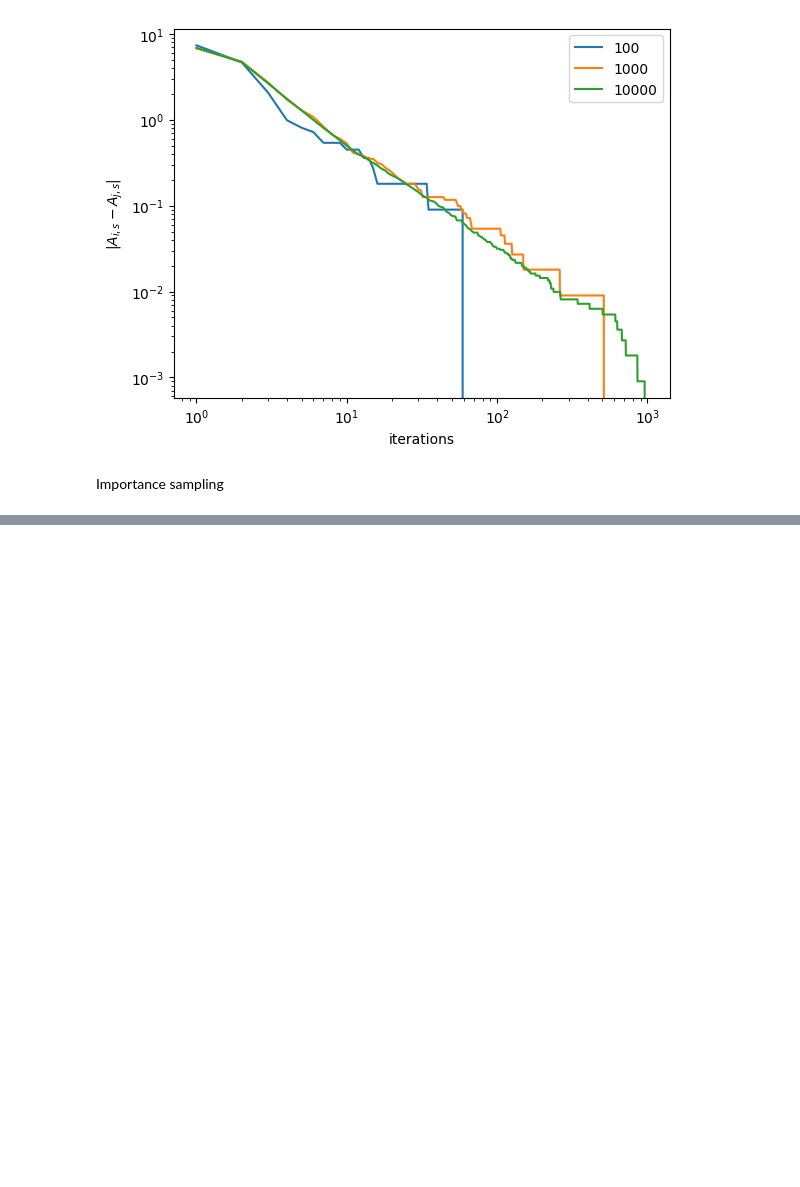
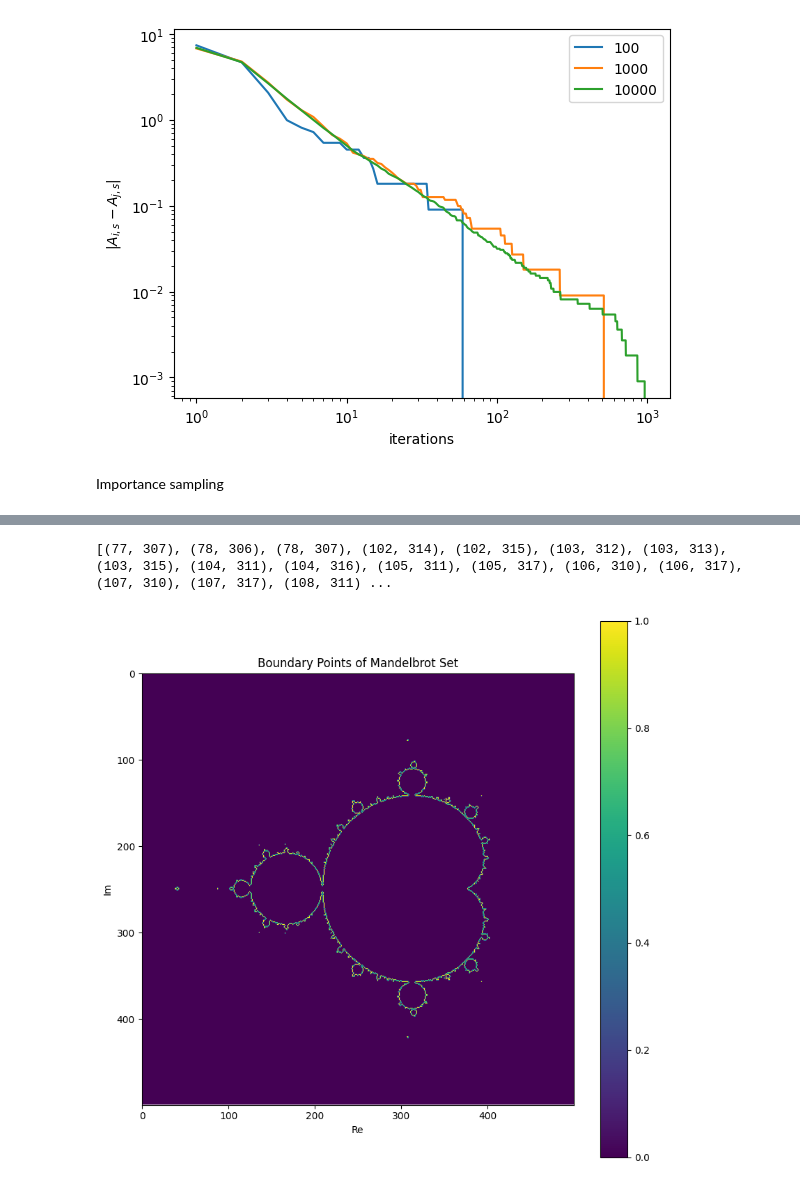
Before and after one commit to matijsv/Stochastic_Simulation_Assignments, a Jupyter notebook: Assignment1/main.ipynb, the cells around one changed output, grey strips where cells are left out. Cells and saved outputs as stored; diff of their text form; code cells hidden in the pictures; blank space fills up the shorter version.

```diff
--- a/Assignment1/main.ipynb
+++ b/Assignment1/main.ipynb
@@ -279,0 +294,45 @@ TypeError: mandelbrot() missing 1 required positional argument: 'max_iter'
+# %%
+# use the precomputed map to identify boundary regions
+def get_boundary_points(mandelbrot_set_bool):
+    '''
+    Identifies boundary points in the Mandelbrot set.
+
+    Args:
+        mandelbrot_set_bool (numpy.ndarray): Array of shape (height, width) containing the Mandelbrot set.
+
+    Returns:
+        boundary_points (list): List of tuples containing the coordinates of boundary points.
+    '''
+
+    boundary_points = []
+
+    # iterate over the Mandelbrot set to find boundary points
+    for i in range(1, mandelbrot_set_bool.shape[0] - 1):
+        # check if the point is in the Mandelbrot set and has a neighbour that is not
+        for j in range(1, mandelbrot_set_bool.shape[1] - 1):
+            if mandelbrot_set_bool[i, j] == 1:
+                if (mandelbrot_set_bool[i - 1, j] == 0 or mandelbrot_set_bool[i + 1, j] == 0
+                    or mandelbrot_set_bool[i, j - 1] == 0 or mandelbrot_set_bool[i, j + 1] == 0):
+                    boundary_points.append((i, j))
+
+    return boundary_points
+
+# get the boundary points of the Mandelbrot set
+boundary_points = get_boundary_points(mandelbrot_set_bool)
+print(boundary_points)
+
+# plot the boundary points
+all_points = np.zeros(mandelbrot_set_bool.shape)
+for point in boundary_points:
+    all_points[point[0], point[1]] = 1
+
+plt.figure(figsize=(10, 10))
+plt.imshow(all_points)
+plt.colorbar()
+plt.title("Boundary Points of Mandelbrot Set")
+plt.xlabel("Re")
+plt.ylabel("Im")
+plt.show()
+# %% [output]
+[(77, 307), (78, 306), (78, 307), (102, 314), (102, 315), (103, 312), (103, 313), (103, 315), (104, 311), (104, 316), (105, 311), (105, 317), (106, 310), (106, 317), (107, 310), (107, 317), (108, 311) ...
+[figure, added]
```
Also changed, not shown: parts of 6 cells of this notebook.
